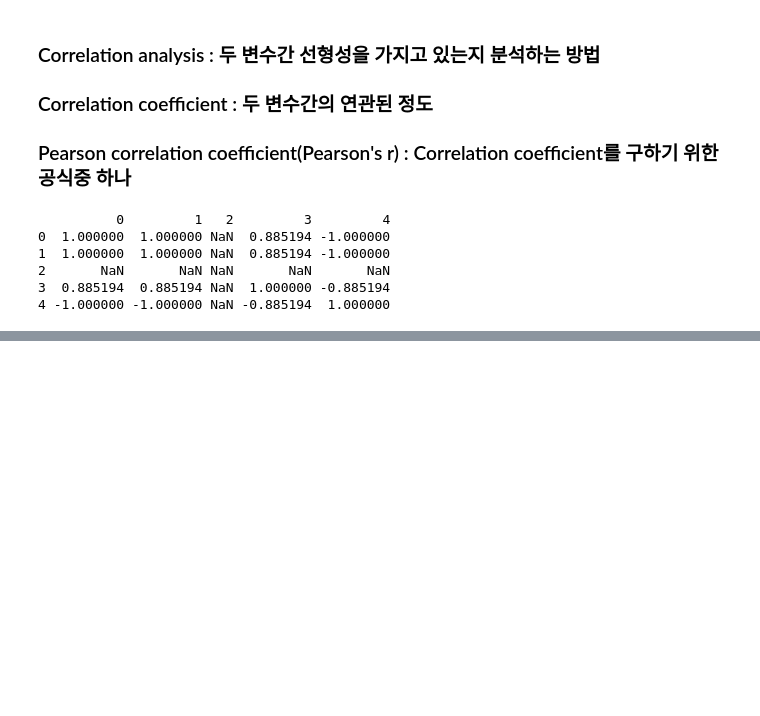
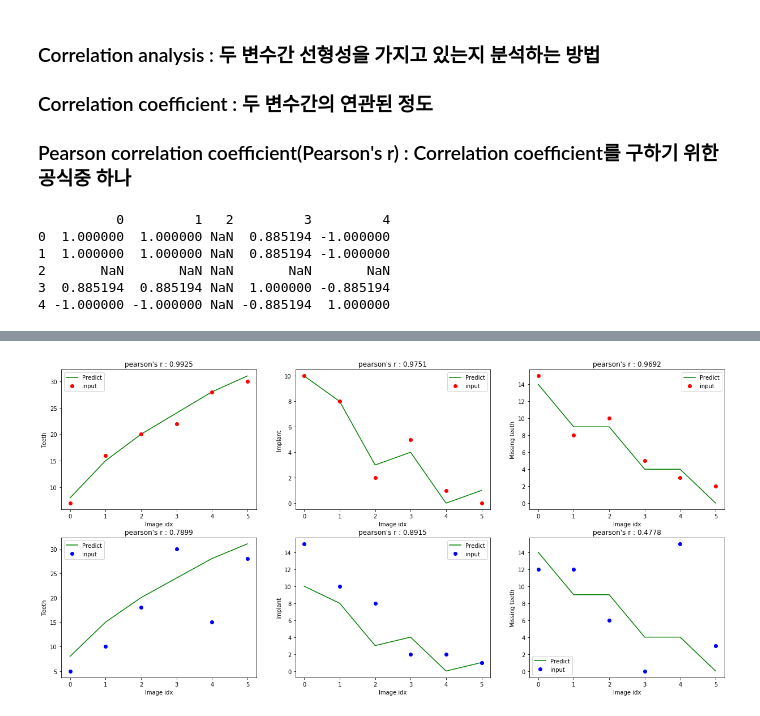
Before and after one commit to Jonghyun-2/Hyun, a Jupyter notebook: Python/keras/correlationCofficient.ipynb, the cells around one changed output, grey strips where cells are left out. Drawn from its saved outputs; the diff is of its cells as text; code cells hidden in the pictures; blank space fills up the shorter version.

```diff
--- a/Python/keras/correlationCofficient.ipynb
+++ b/Python/keras/correlationCofficient.ipynb
@@ -67,0 +95,54 @@ def pearson(lst0, lst1):
+# %%
+plt.figure(figsize=(21,10))
+plt.subplot(231)
+plt.title(("pearson's r : %0.4f" %cor_residual[0][1]))
+plt.xlabel("Image idx")
+plt.ylabel("Teeth")
+plt.plot(l0,'g',label ="Predict")
+plt.plot(l1,'ro',label = "input")
+plt.legend()
+
+plt.subplot(234)
+plt.title(("pearson's r : %0.4f" %cor_residual[0][2]))
+plt.xlabel("Image idx")
+plt.ylabel("Teeth")
+plt.plot(l0,'g',label ="Predict")
+plt.plot(l2,'bo',label = "input")
+plt.legend()
+#plt.show()
+
+plt.subplot(232)
+plt.title(("pearson's r : %0.4f" %cor_implant[0][1]))
+plt.xlabel("Image idx")
+plt.ylabel("Implant")
+plt.plot(l01,'g',label ="Predict")
+plt.plot(l11,'ro',label = "input")
+plt.legend()
+
+plt.subplot(235)
+plt.title(("pearson's r : %0.4f" %cor_implant[0][2]))
+plt.xlabel("Image idx")
+plt.ylabel("Implant")
+plt.plot(l01,'g',label ="Predict")
+plt.plot(l21,'bo',label = "input")
+plt.legend()
+#plt.show()
+
+plt.subplot(233)
+plt.title(("pearson's r : %0.4f" %cor_loss[0][1]))
+plt.xlabel("Image idx")
+plt.ylabel("Missing teeth")
+plt.plot(l02,'g',label ="Predict")
+plt.plot(l12,'ro',label = "input")
+plt.legend()
+
+plt.subplot(236)
+plt.title(("pearson's r : %0.4f" %cor_loss[0][2]))
+plt.xlabel("Image idx")
+plt.ylabel("Missing teeth")
+plt.plot(l02,'g',label ="Predict")
+plt.plot(l22,'bo',label = "input")
+plt.legend()
+plt.show()
+# %% [output]
+[figure, added]
```
Also changed, not shown: parts of 2 cells of this notebook.
